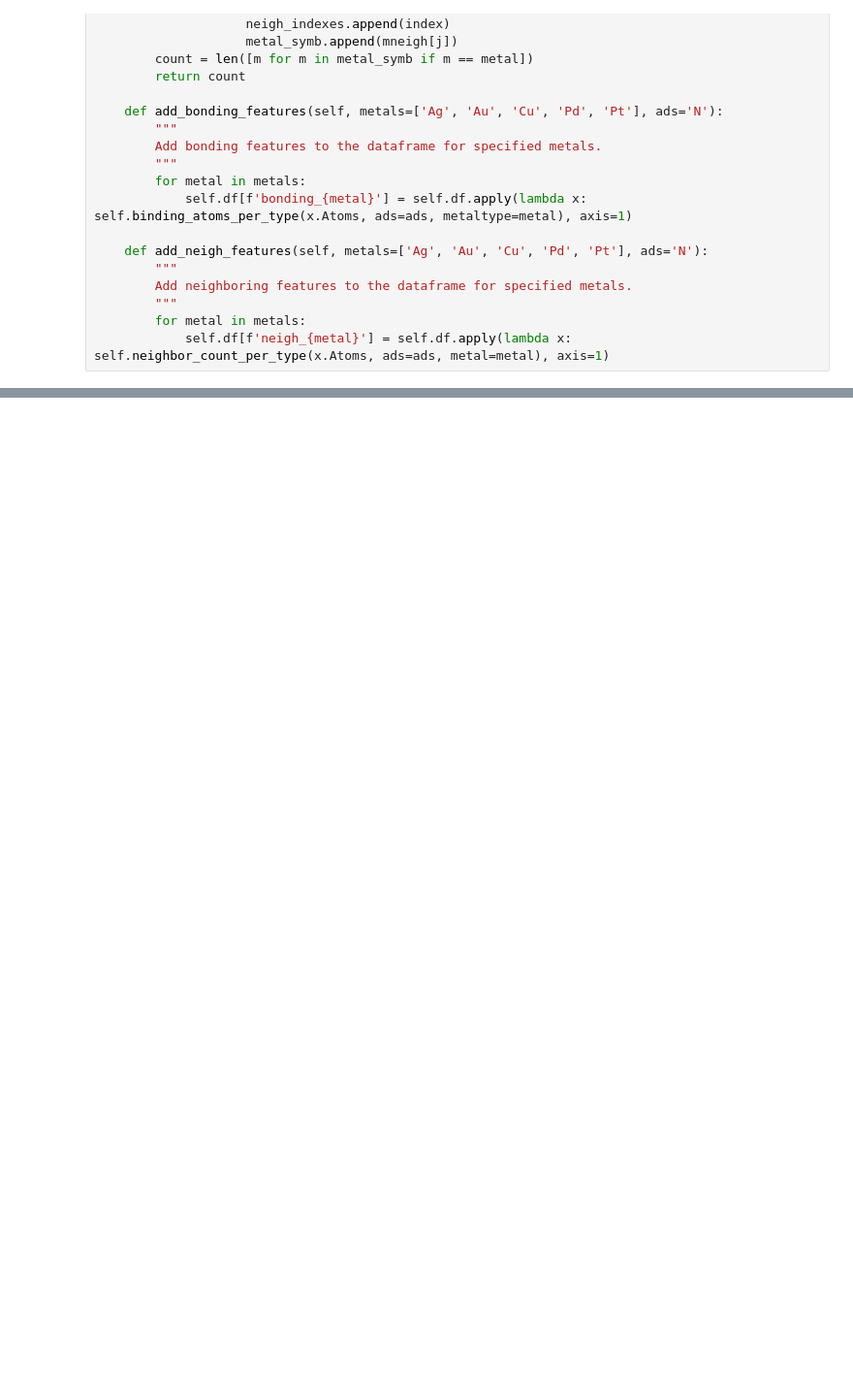
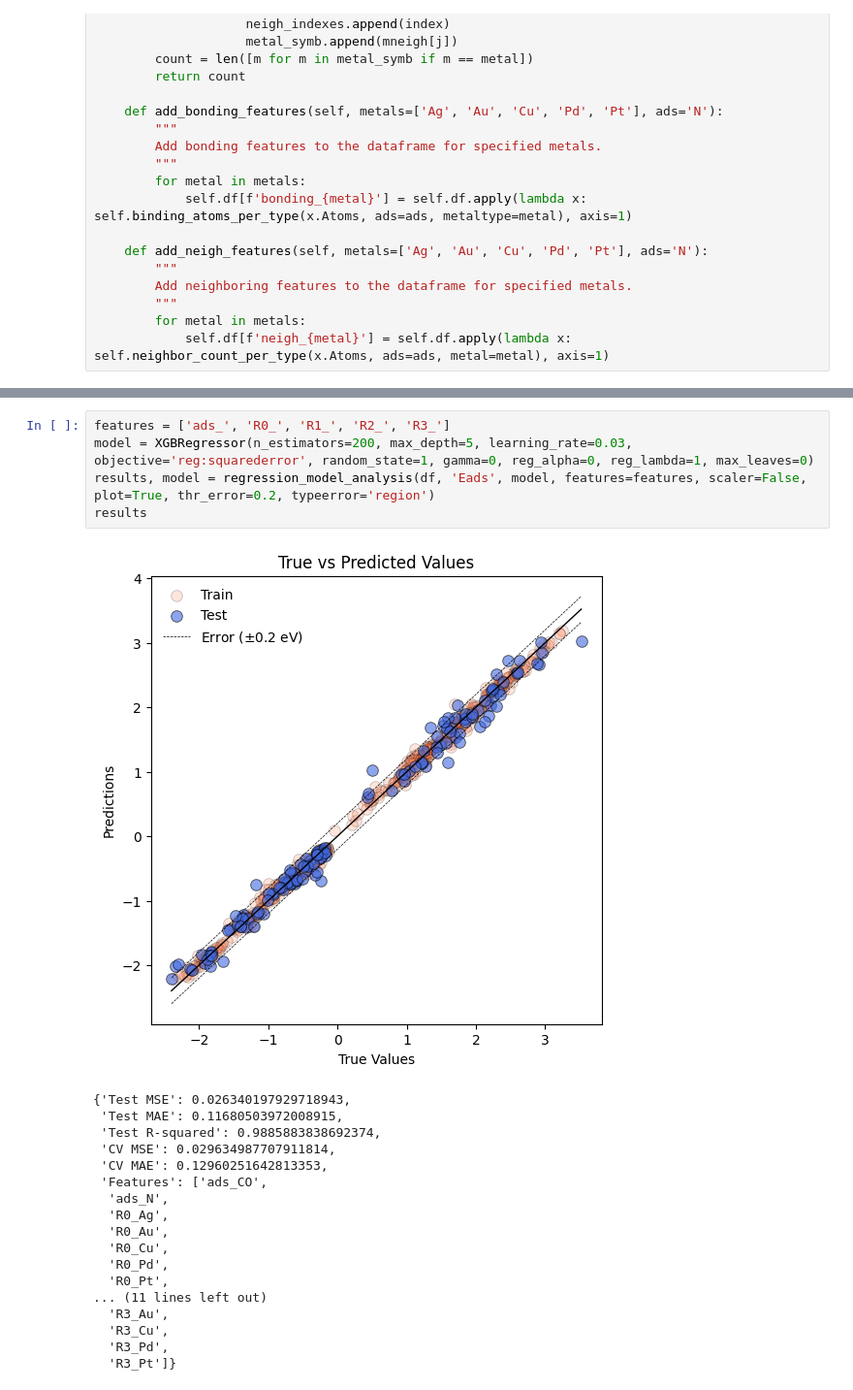
Before and after one commit to manuelarcer/adspredictor, a Jupyter notebook: adspredictor/featurizer/testing.ipynb, the cells around one changed output, grey strips where cells are left out. Shown at 97% size. Cells and saved outputs as stored; diff of their text form; blank space fills up the shorter version.

```diff
--- a/adspredictor/featurizer/testing.ipynb
+++ b/adspredictor/featurizer/testing.ipynb
@@ -219,0 +459,24 @@ fc.create_feature_second_neighbors(distinguishsurface=True)
+# %%
+features = ['ads_', 'R0_', 'R1_', 'R2_', 'R3_']
+model = XGBRegressor(n_estimators=200, max_depth=5, learning_rate=0.03, objective='reg:squarederror', random_state=1, gamma=0, reg_alpha=0, reg_lambda=1, max_leaves=0)
+results, model = regression_model_analysis(df, 'Eads', model, features=features, scaler=False, plot=True, thr_error=0.2, typeerror='region')
+results
+# %% [output]
+[figure, added]
+{'Test MSE': 0.026340197929718943,
+ 'Test MAE': 0.11680503972008915,
+ 'Test R-squared': 0.9885883838692374,
+ 'CV MSE': 0.029634987707911814,
+ 'CV MAE': 0.12960251642813353,
+ 'Features': ['ads_CO',
+  'ads_N',
+  'R0_Ag',
+  'R0_Au',
+  'R0_Cu',
+  'R0_Pd',
+  'R0_Pt',
+... (11 lines left out)
+  'R3_Au',
+  'R3_Cu',
+  'R3_Pd',
+  'R3_Pt']}
```
Also changed, not shown: parts of 25 cells of this notebook.
